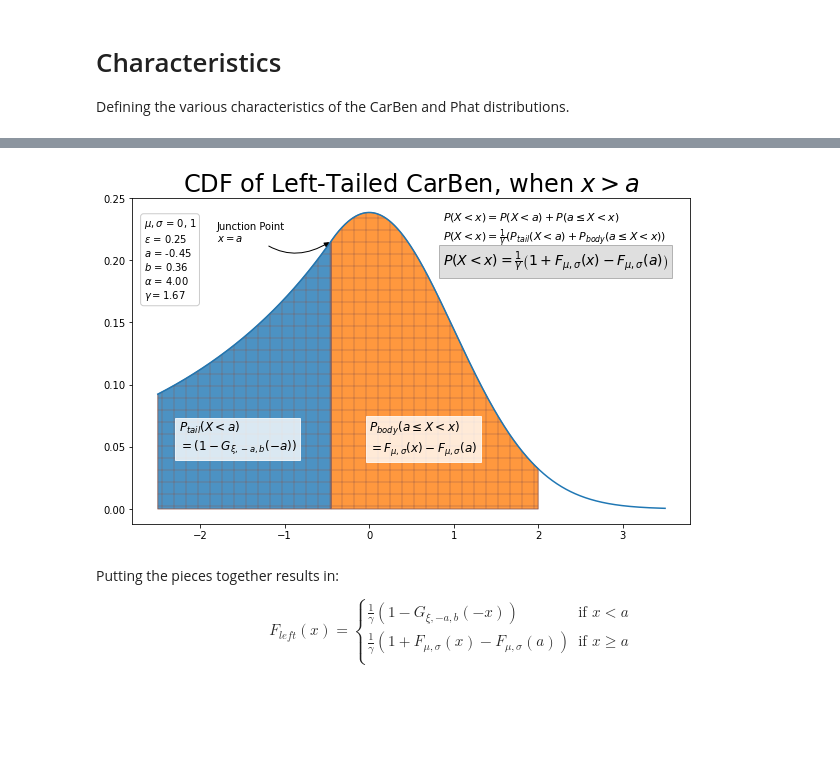
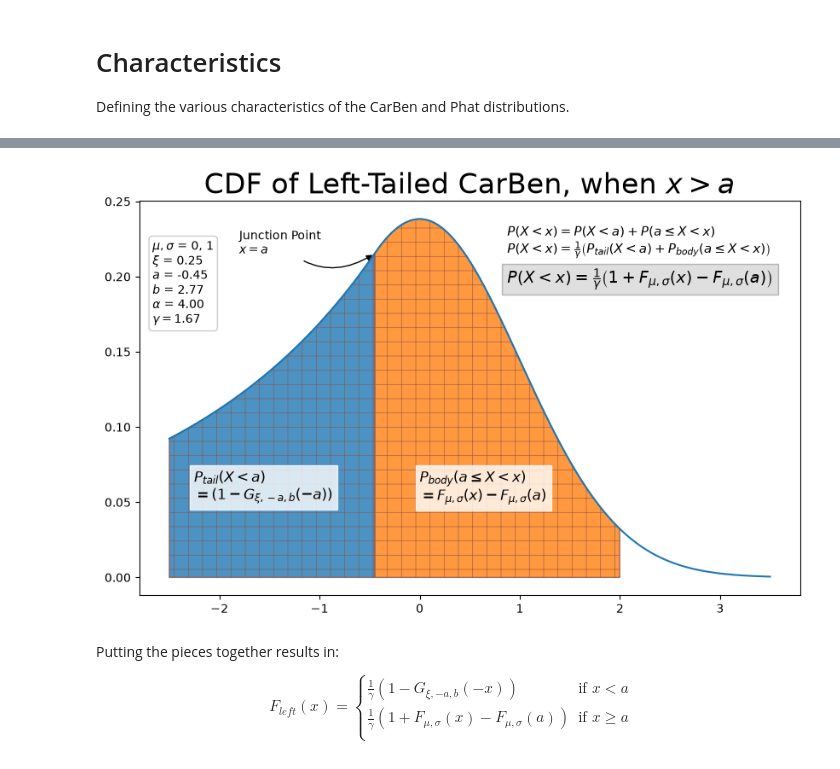
Before and after one commit to rjskene/phat, a Jupyter notebook: docs/notebooks/moments.ipynb, the cells around one changed output, grey strips where cells are left out. Drawn from its saved outputs; the diff is of its cells as text; code cells hidden in the pictures; blank space fills up the shorter version.

```diff
--- a/docs/notebooks/moments.ipynb
+++ b/docs/notebooks/moments.ipynb
@@ -87,20 +87,20 @@ import phat as ph
 shape, mean, sig = 1/4, 0, 1
 x = np.linspace(-2.5, 3.5, 1000)
 
-dist = ph.dists.CarBenHybrid(-shape, mean, sig)
+dist = ph.CarBenHybrid(shape, mean, sig, tail='left')
 
 fig, ax1 = plt.subplots(1,1,figsize=(10, 6))
 
 tailprops = dict(ls='--', lw=2, alpha=.5)
 ax1.plot(x, dist.pdf(x), label='CarBen')
 
-paramtxt = r'$\mu, \sigma$ = ' + f'{dist.mu:.0f}, {dist.sig:.0f}'
+paramtxt = r'$\mu, \sigma$ = ' + f'{dist.mu:.0f}, {dist.sigma:.0f}'
 paramtxt += '\n'
-paramtxt += r'$\epsilon$ = ' + f'{dist.xi:.2f}'
+paramtxt += r'$\xi$ = ' + f'{dist.xi:.2f}'
 paramtxt += '\n'
 paramtxt += r'$a$ = ' + f'{dist.a:.2f}'
 paramtxt += '\n'
-paramtxt += r'$b$ = ' + f'{1 / dist.b:.2f}'
+paramtxt += r'$b$ = ' + f'{dist.b:.2f}'
 paramtxt += '\n'
 paramtxt += r'$\alpha$ = ' + f'{1 / dist.xi:.2f}'
 paramtxt += '\n'
@@ -133,34 +133,34 @@ fill1 = ax1.fill_between(
 )
 
 x_max = 2
 txt = r'$P_{body}(a\leq X<x)$'
 txt += '\n'
 txt += r'$= F_{\mu,\sigma}(x) - F_{\mu,\sigma}(a)$'
 ax1.text(
     0, dist.pdf(dist.a)/3, txt, fontsize=12, ha='left', va='top',
     bbox=dict(boxstyle='square', ec='w', fc='w', alpha=.8)
 )
 fill2 = ax1.fill_between(
     x[(x>=dist.a) & (x<=x_max)], dist.pdf(x[(x>=dist.a) & (x<=x_max)]),
     alpha=.8, hatch='+', ec='C5'
 )
 txt = r'$P(X<x) = P(X<a) + P(a\leq X<x)$'
 txt += '\n'
 txt += r'$P(X<x) = \frac{1}{\gamma}\left(P_{tail}(X<a) + P_{body}(a\leq X<x)\right)$'
 ax1.text(
     .875, dist.pdf(dist.a), txt, fontsize=11,
     bbox=dict(boxstyle='square', ec='w', fc='w', alpha=0)
 )
 txt = r'$P(X<x) = \frac{1}{\gamma}\left(1 + F_{\mu,\sigma}(x) - F_{\mu,\sigma}(a)\right)$'
 ax1.text(
     .875, dist.pdf(dist.a)/1.1, txt, fontsize=14,
     bbox=dict(boxstyle='square', ec='black', fc='grey', alpha=.25)
 )
 ax1.grid(False)
 ax1.set_title('CDF of Left-Tailed CarBen' + r', when $x>a$', size=24)
 plt.show()
 # %% [output]
-[figure, old version]
+[figure, new version]
 # %% [markdown]
 Putting the pieces together results in:
 
```
Also changed, not shown: parts of 39 cells of this notebook, 24 other files.
